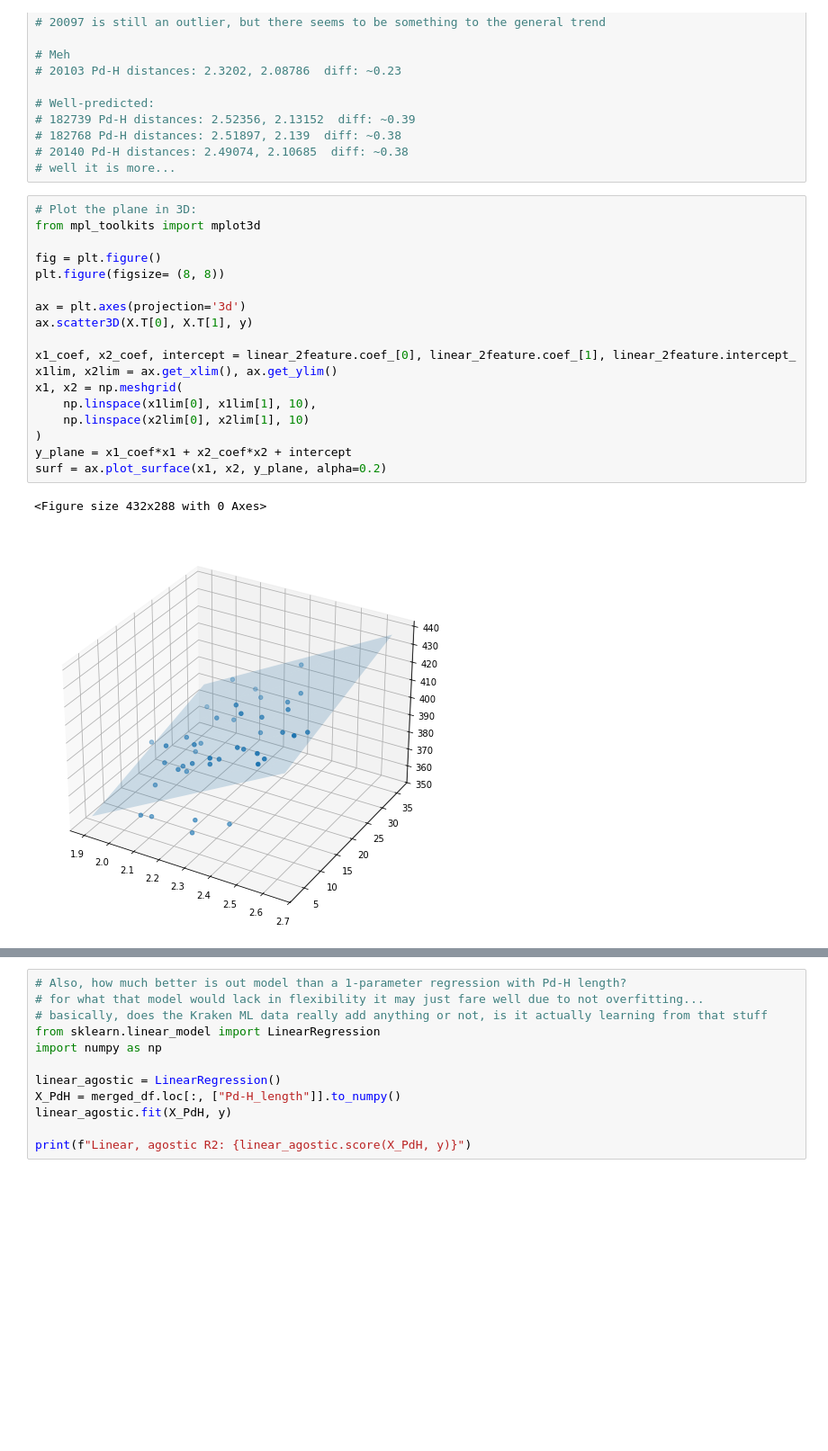
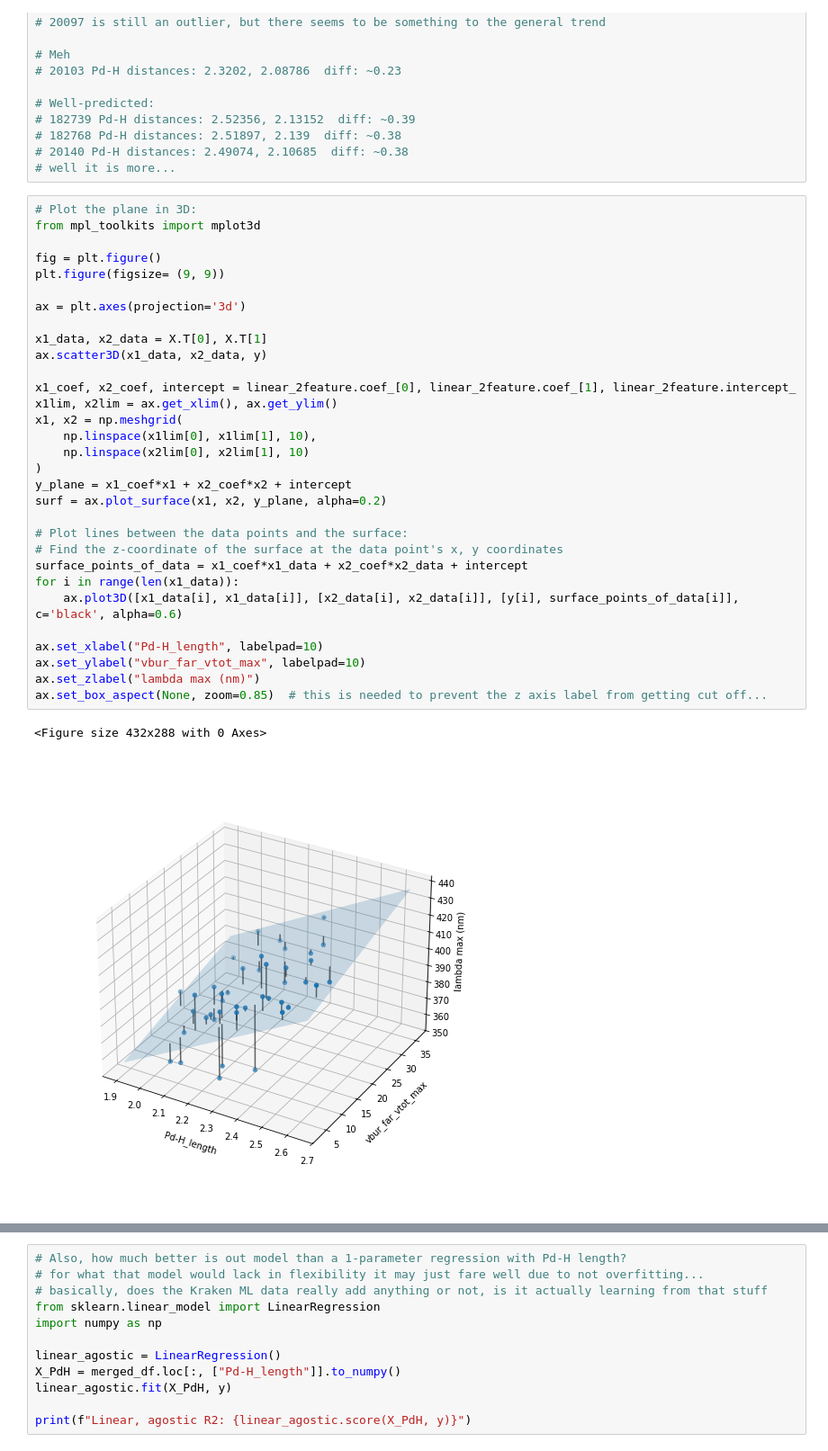
Before and after one commit to pmwaddell/pd-c-photochem-ML, a Jupyter notebook: ligands-ML/lambda_max_ml_linear_PdH_only_redux_model.ipynb, the cells around one changed output, grey strips where cells are left out. Shown: that part at 90% size. Saved outputs shown, nothing was run; the diff lists cells and outputs as text; blank space fills up the shorter version.

```diff
--- a/ligands-ML/lambda_max_ml_linear_PdH_only_redux_model.ipynb
+++ b/ligands-ML/lambda_max_ml_linear_PdH_only_redux_model.ipynb
@@ -190,21 +186,34 @@ pd.Series(squared_errors, dft_df["molecule_id"]).sort_values(ascending = True).p
 # %%
 # Plot the plane in 3D:
 from mpl_toolkits import mplot3d
 
 fig = plt.figure()
-plt.figure(figsize= (8, 8))
+plt.figure(figsize= (9, 9))
 
 ax = plt.axes(projection='3d')
-ax.scatter3D(X.T[0], X.T[1], y)
+
+x1_data, x2_data = X.T[0], X.T[1]
+ax.scatter3D(x1_data, x2_data, y)
 
 x1_coef, x2_coef, intercept = linear_2feature.coef_[0], linear_2feature.coef_[1], linear_2feature.intercept_
 x1lim, x2lim = ax.get_xlim(), ax.get_ylim()
 x1, x2 = np.meshgrid(
     np.linspace(x1lim[0], x1lim[1], 10),
     np.linspace(x2lim[0], x2lim[1], 10)
 )
 y_plane = x1_coef*x1 + x2_coef*x2 + intercept
 surf = ax.plot_surface(x1, x2, y_plane, alpha=0.2)
+
+# Plot lines between the data points and the surface:
+# Find the z-coordinate of the surface at the data point's x, y coordinates
+surface_points_of_data = x1_coef*x1_data + x2_coef*x2_data + intercept
+for i in range(len(x1_data)):
+    ax.plot3D([x1_data[i], x1_data[i]], [x2_data[i], x2_data[i]], [y[i], surface_points_of_data[i]], c='black', alpha=0.6)
+
+ax.set_xlabel("Pd-H_length", labelpad=10)
+ax.set_ylabel("vbur_far_vtot_max", labelpad=10)
+ax.set_zlabel("lambda max (nm)")
+ax.set_box_aspect(None, zoom=0.85)  # this is needed to prevent the z axis label from getting cut off...
 # %% [output]
 <Figure size 432x288 with 0 Axes>
-[figure, old version]
+[figure, new version]
```
Also changed, not shown: parts of 9 cells of this notebook, 5 other files.
